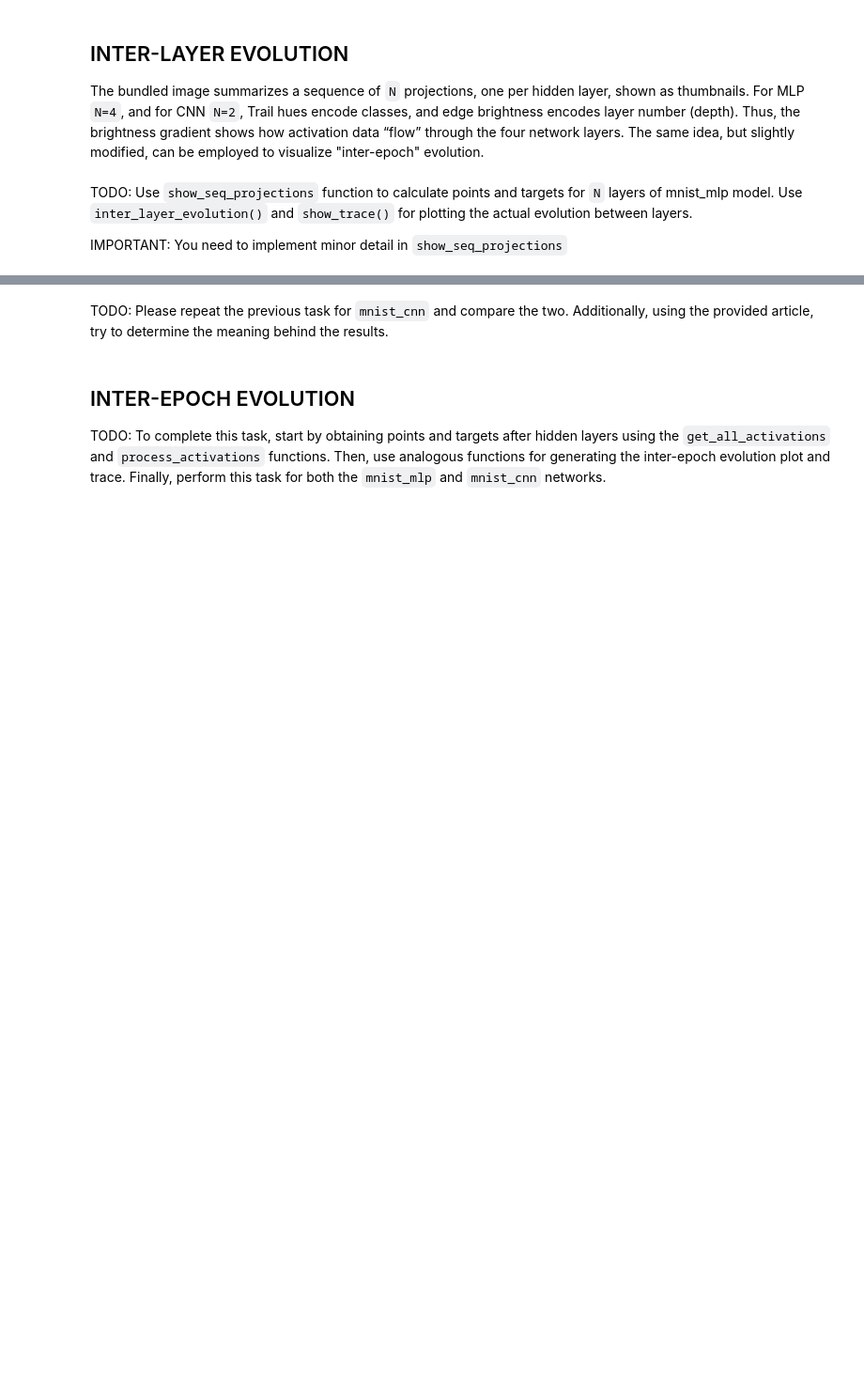
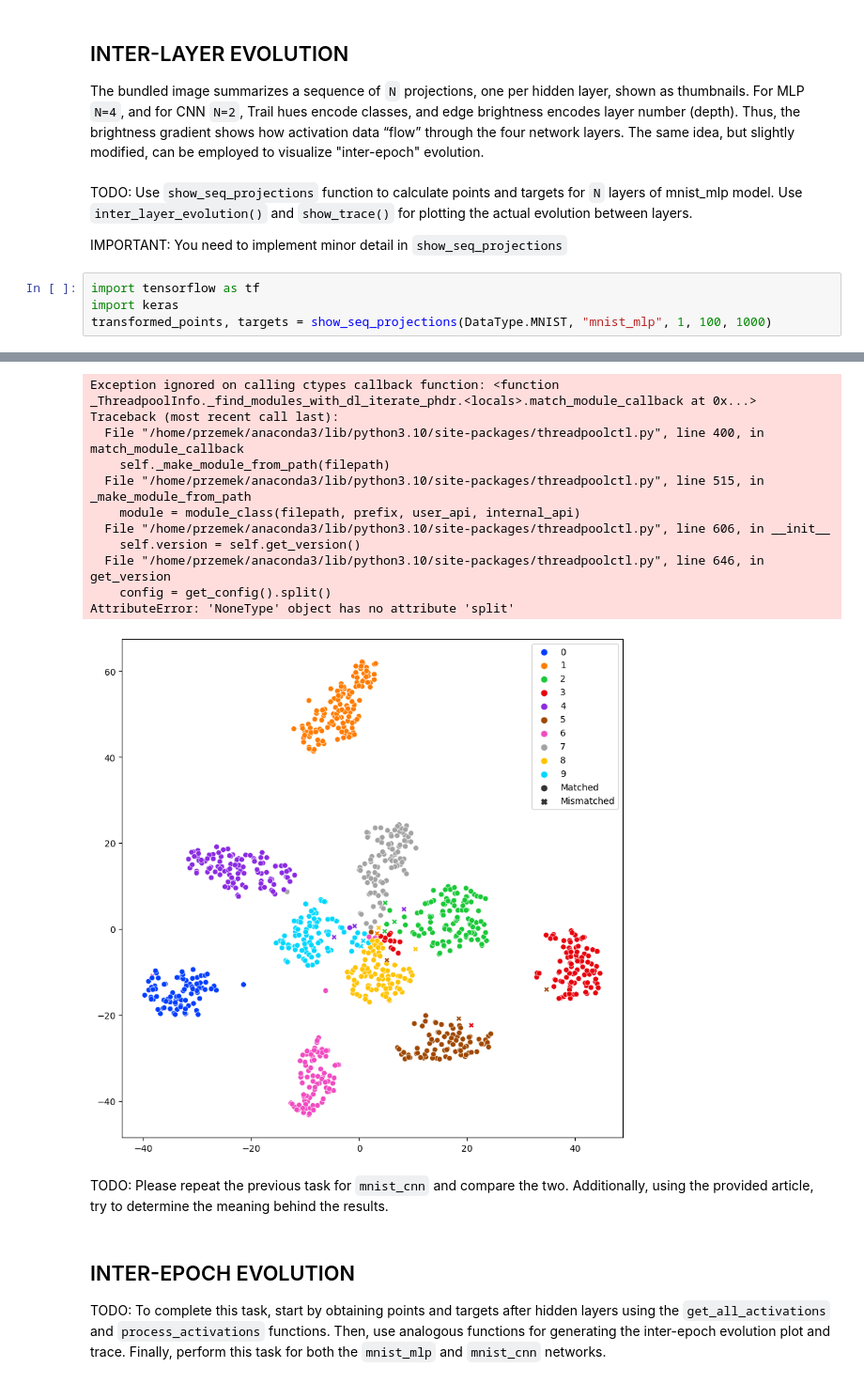
Before and after one commit to pweglik/wizualizacje, a Jupyter notebook: 05_ann_visualization/05_ann_visualization.ipynb, the cells around one changed output, grey strips where cells are left out. Shown: that part at 94% size. Drawn from its saved outputs; the diff is of its cells as text; blank space fills up the shorter version.

```diff
--- a/05_ann_visualization/05_ann_visualization.ipynb
+++ b/05_ann_visualization/05_ann_visualization.ipynb
@@ -31,3 +31,8 @@ The bundled image summarizes a sequence of `N` projections, one per hidden layer
 TODO: Use `show_seq_projections` function to calculate points and targets for `N` layers of mnist_mlp model. Use `inter_layer_evolution()` and `show_trace()` for plotting the actual evolution between layers.
 
 IMPORTANT: You need to implement minor detail in `show_seq_projections`
+# %%
+import tensorflow as tf
+import keras
+transformed_points, targets = show_seq_projections(DataType.MNIST, "mnist_mlp", 1, 100, 1000)
+# %% [output]
@@ -34,3 +40,15 @@ IMPORTANT: You need to implement minor detail in `show_seq_projections`
+Exception ignored on calling ctypes callback function: <function _ThreadpoolInfo._find_modules_with_dl_iterate_phdr.<locals>.match_module_callback at 0x...>
+Traceback (most recent call last):
+  File "/home/przemek/anaconda3/lib/python3.10/site-packages/threadpoolctl.py", line 400, in match_module_callback
+    self._make_module_from_path(filepath)
+  File "/home/przemek/anaconda3/lib/python3.10/site-packages/threadpoolctl.py", line 515, in _make_module_from_path
+    module = module_class(filepath, prefix, user_api, internal_api)
+  File "/home/przemek/anaconda3/lib/python3.10/site-packages/threadpoolctl.py", line 606, in __init__
+    self.version = self.get_version()
+  File "/home/przemek/anaconda3/lib/python3.10/site-packages/threadpoolctl.py", line 646, in get_version
+    config = get_config().split()
+AttributeError: 'NoneType' object has no attribute 'split'
+[figure, added]
 # %% [markdown]
 TODO: Please repeat the previous task for `mnist_cnn` and compare the two. Additionally, using the provided article, try to determine the meaning behind the results.
 # %% [markdown]
```
Also changed, not shown: parts of 2 cells of this notebook, 2 other files.
